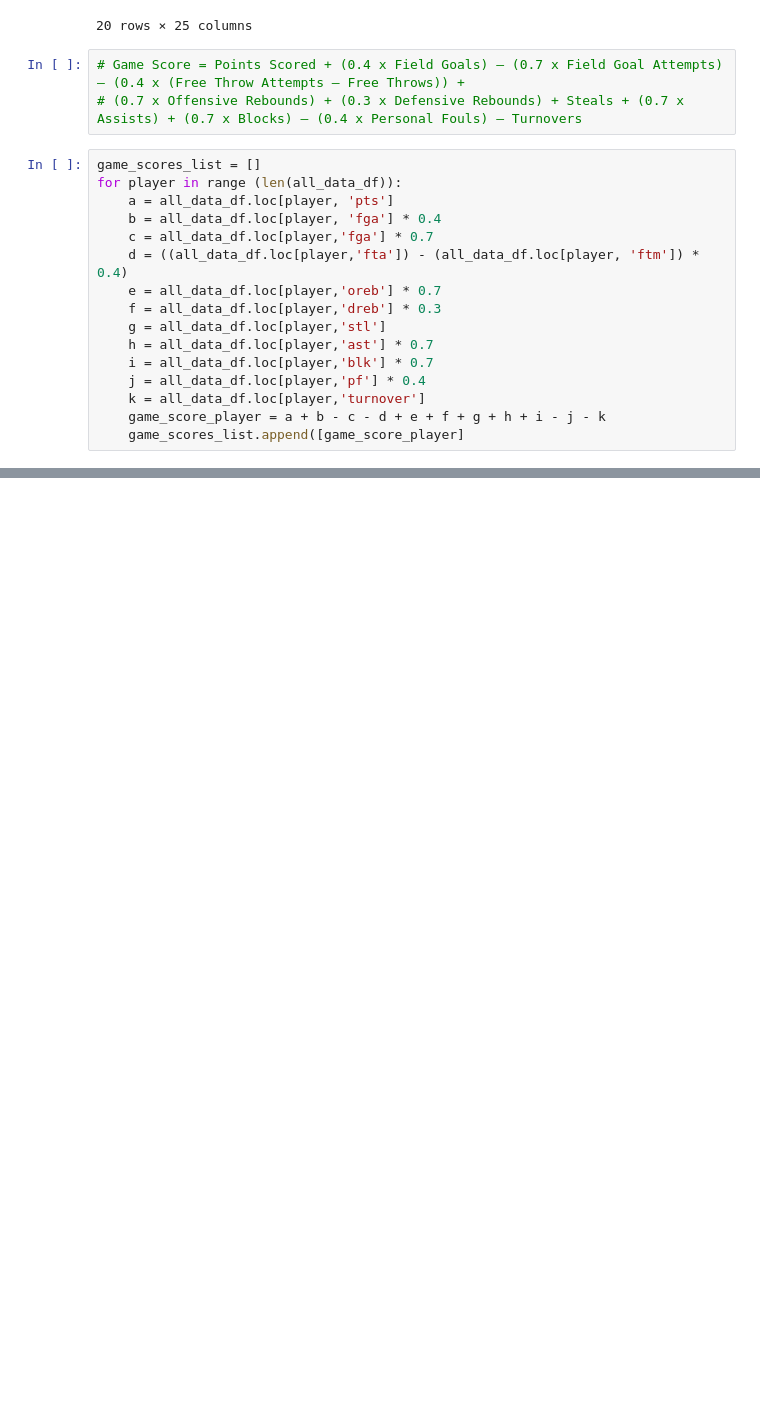
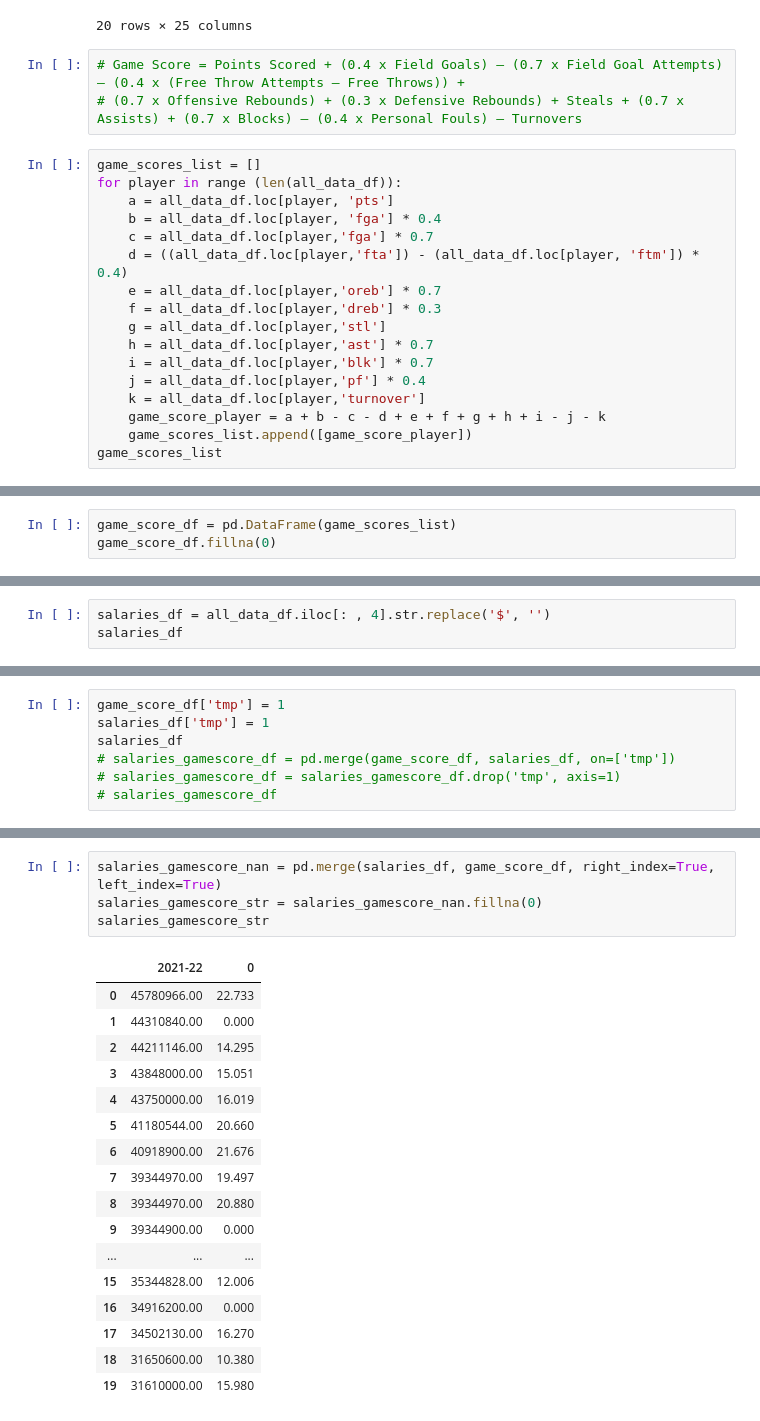
Before and after one commit to tylergusmyers/nba_analyzer, a Jupyter notebook: nba/nba/nba_player_data.ipynb, the cells around one changed output, grey strips where cells are left out. Drawn from its saved outputs; the diff is of its cells as text; blank space fills up the shorter version.

```diff
--- a/nba/nba/nba_player_data.ipynb
+++ b/nba/nba/nba_player_data.ipynb
@@ -233,4 +235,5 @@ for player in range (len(all_data_df)):
     j = all_data_df.loc[player,'pf'] * 0.4
     k = all_data_df.loc[player,'turnover']
     game_score_player = a + b - c - d + e + f + g + h + i - j - k
-    game_scores_list.append([game_score_player]
+    game_scores_list.append([game_score_player])
+game_scores_list
@@ -236,0 +261,3 @@ for player in range (len(all_data_df)):
+# %%
+game_score_df = pd.DataFrame(game_scores_list)
+game_score_df.fillna(0)
@@ -254,0 +298,3 @@ game_score_steph
+# %%
+salaries_df = all_data_df.iloc[: , 4].str.replace('$', '')
+salaries_df
@@ -254,0 +319,7 @@ game_score_steph
+# %%
+game_score_df['tmp'] = 1
+salaries_df['tmp'] = 1
+salaries_df
+# salaries_gamescore_df = pd.merge(game_score_df, salaries_df, on=['tmp'])
+# salaries_gamescore_df = salaries_gamescore_df.drop('tmp', axis=1)
+# salaries_gamescore_df
@@ -254,0 +344,22 @@ game_score_steph
+# %%
+salaries_gamescore_nan = pd.merge(salaries_df, game_score_df, right_index=True, left_index=True)
+salaries_gamescore_str = salaries_gamescore_nan.fillna(0)
+salaries_gamescore_str
+# %% [output]
+|  | 2021-22 | 0 |
+| 0 | 45780966.00 | 22.733 |
+| 1 | 44310840.00 | 0.000 |
+| 2 | 44211146.00 | 14.295 |
+| 3 | 43848000.00 | 15.051 |
+| 4 | 43750000.00 | 16.019 |
+| 5 | 41180544.00 | 20.660 |
+| 6 | 40918900.00 | 21.676 |
+| 7 | 39344970.00 | 19.497 |
+| 8 | 39344970.00 | 20.880 |
+| 9 | 39344900.00 | 0.000 |
+| ... | ... | ... |
+| 15 | 35344828.00 | 12.006 |
+| 16 | 34916200.00 | 0.000 |
+| 17 | 34502130.00 | 16.270 |
+| 18 | 31650600.00 | 10.380 |
+| 19 | 31610000.00 | 15.980 |
```
Also changed, not shown: parts of 7 cells of this notebook, 1 other file.
